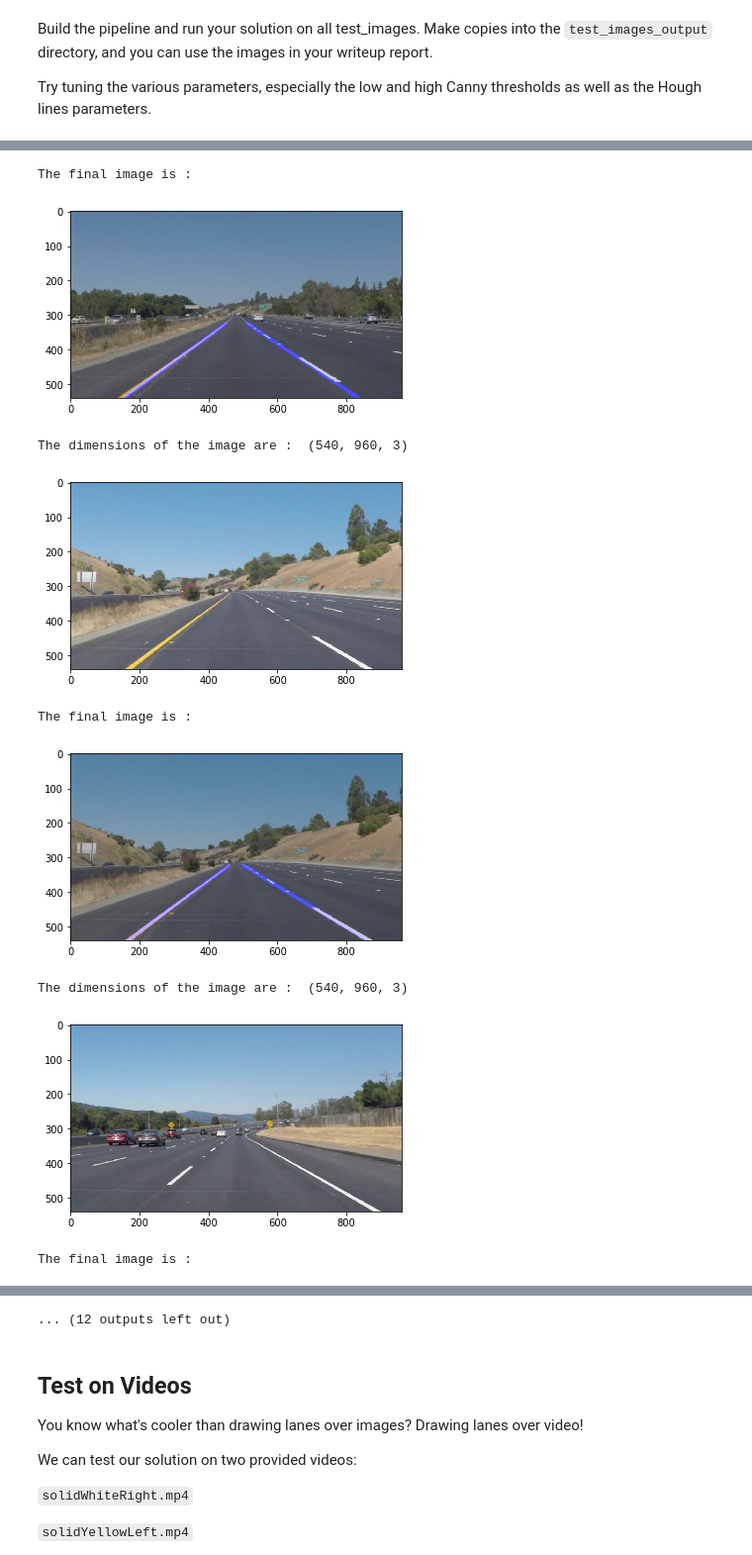
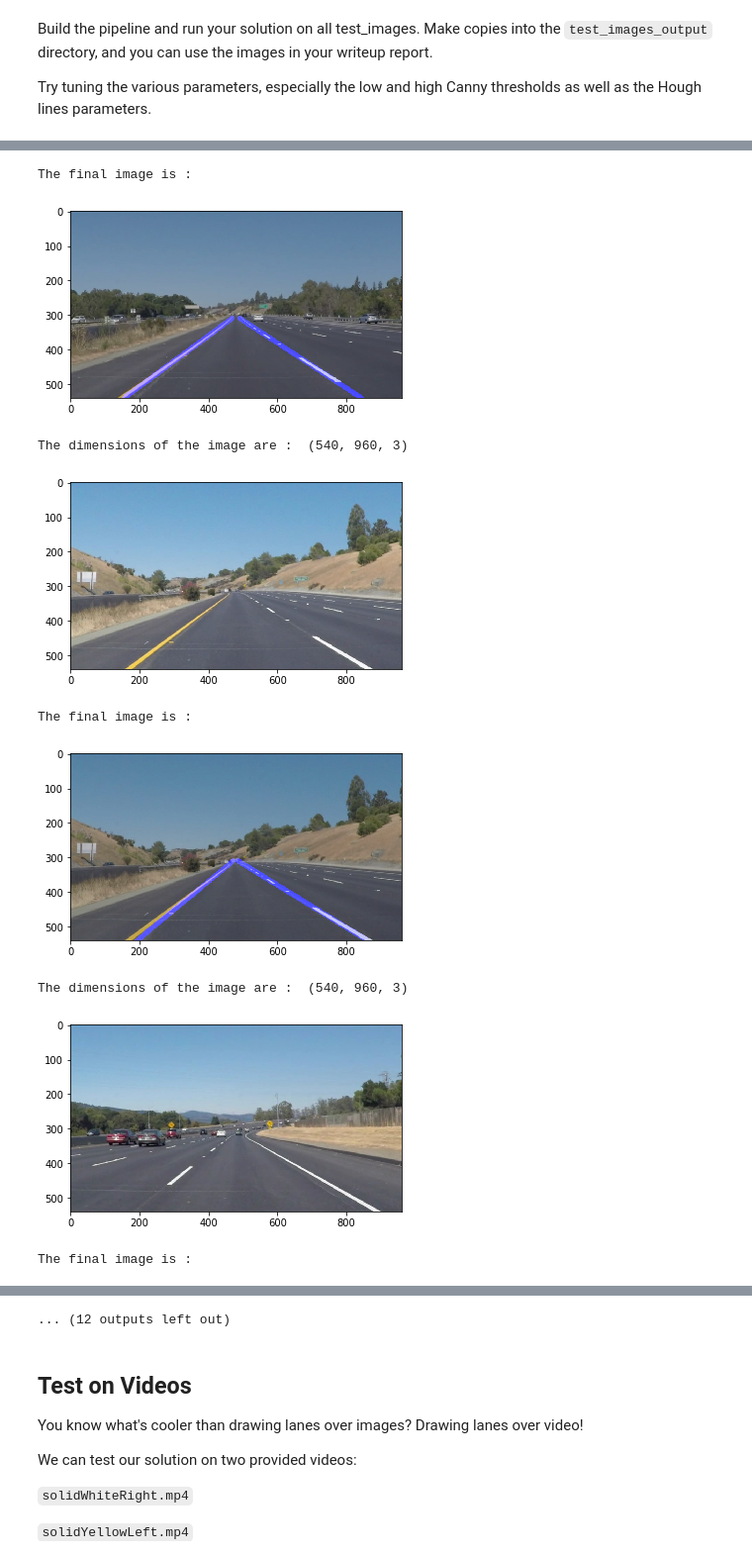
Before and after one commit to saransh09/LaneLineDetection, a Jupyter notebook: P1.ipynb, the cells around one changed output, grey strips where cells are left out. Shown at 99% size. Drawn from its saved outputs; the diff is of its cells as text; code cells hidden in the pictures.

```diff
--- a/P1.ipynb
+++ b/P1.ipynb
@@ -238,55 +349,76 @@ for file in files:
     plt.imshow(image)
     plt.show()
     # Convert the image to grayscale so that the Canny Edge Detection can be effectively applied
-    gray = grayscale(image)
+    gray_img = grayscale(image)
+    # Convert the image to HSV, so that the brightness of the image due to the sun, is effectively handled
+    hsv_img = hsv(image)
+
+    # So that we can detect only the yellow and the white lanes
+    lower_yel = np.array([20,100,100])
+    upper_yel = np.array([30,255,255])
+    lower_wht = np.array([0,0,235])
+    upper_wht = np.array([255,255,255])
+
+    # Thresholding the HSV image to only get white and yellow
+    yellow_mask = cv2.inRange(hsv_img, lower_yel, upper_yel)
+    white_mask = cv2.inRange(hsv_img, lower_wht, upper_wht)
+
+    # Bitwise-AND mask and original image
+    full_mask = cv2.bitwise_or(yellow_mask, white_mask)
+    subdued_gray = (gray_img / 2).astype('uint8')
+    boosted_lanes = cv2.bitwise_or(subdued_gray, full_mask)    # So that the lanes are clear in the image
+
     # Apply the Gaussian Blur, so that, the edges are smoothened for the gradients to be calculated in the algo
-    blur_gray = gaussian_blur(gray,5)
+    blur_img = gaussian_blur(boosted_lanes,5)
     # Apllying the Canny Edge detection, to detect the edges in the image
-    edges = canny(image,50,150)
+    canny_low_threshold = 60
+    canny_high_threshold = 150
+    edges_img = canny(image,canny_low_threshold,canny_high_threshold)
 
     # We define our region of interest as a rectangle
-    vertices = np.array([[(0,image.shape[0]),(450,310),(490,310),(image.shape[1],image.shape[0])]],dtype=np.int32)
-
+    x = edges_img.shape[1]
+    y = edges_img.shape[0]
+    vertices = np.array([[(x*0.,y),(x*.475, y*.575), (x*.525, y*.575), (x,y)]], dtype=np.int32)
     # Now we remove everything excpet what is present in the region of interest
-    masked_image = region_of_interest(edges,vertices)
+    masked_image = region_of_interest(edges_img,vertices)
 #     Uncomment the code below, to display our region of interest
 #     # display this masked image
 #     print("The masked image in our region of interest",)
 #     plt.imshow(masked_image,cmap='Greys_r')
 #     plt.show()
 
     # Define the parameters for the Hough tranform of the image
-    rho = 2
+    rho = 3
     theta = np.pi/180
-    threshold = 15
-    min_line_len = 40
-    max_line_gap = 30
+    threshold = 70
+    min_line_len = 70
+    max_line_gap = 250
 
     # Displaying the Hough lines in our region of interest
     line_img = hough_lines(masked_image,rho,theta,threshold,min_line_len,max_line_gap)
 #     Uncomment the code below, to display the Hough Lines in our region of interest
 #     # display the Houhg lines
 #     print("The Hough lines in our region of interest",)
 #     plt.imshow(line_img,cmap='Greys_r')
 #     plt.show()
 
     #Final Image
     final_image = weighted_img(line_img,image)
     print("The final image is : ",)
     plt.imshow(final_image)
     plt.show()
 
 #     Save the final image
 #     mpimg.imsave("test_images/"+file.strip(".jpg")+"_result.jpg",final_image)
 # %% [output]
 The dimensions of the image are :  (540, 960, 3)
 [figure]
 The final image is :
-[figure, old version]
+[figure, new version]
 The dimensions of the image are :  (540, 960, 3)
 [figure]
 The final image is :
-[figure, old version]
+[figure, new version]
 The dimensions of the image are :  (540, 960, 3)
 [figure]
 The final image is :
```
Also changed, not shown: parts of 8 cells of this notebook, 3 other files.
